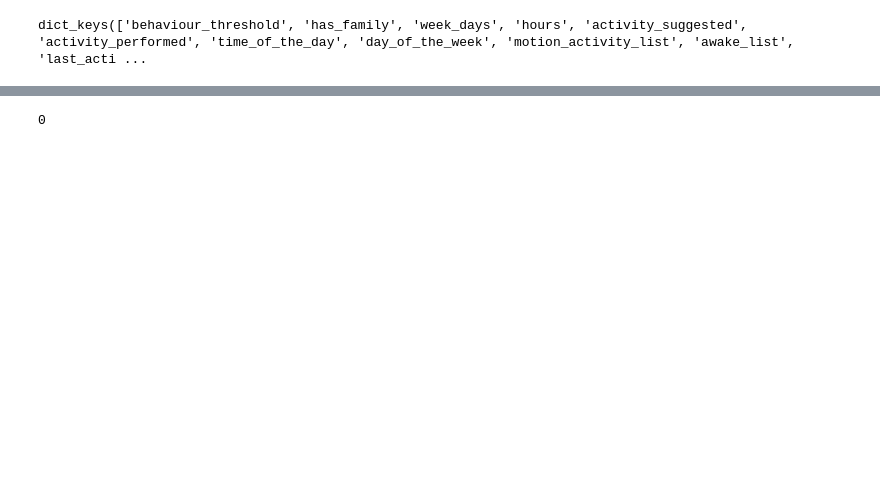
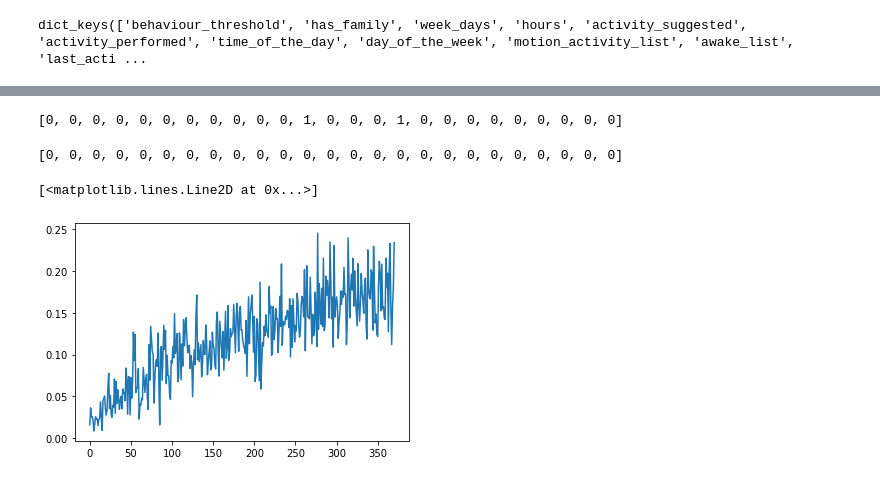
Before and after one commit to sysmon37/aibi-dhi-simulator, a Jupyter notebook: BasicPatient.ipynb, the cells around one changed output, grey strips where cells are left out. Cells and saved outputs as stored; diff of their text form; code cells hidden in the pictures; blank space fills up the shorter version.

```diff
--- a/BasicPatient.ipynb
+++ b/BasicPatient.ipynb
@@ -90,14 +118,0 @@ def class2action(a):
-# %%
-def action2class(a):
-    if a == (0,0,0):
-        return 0
-    elif a == (0,0,1):
-        return 1
-    elif a == (0,1,1):
-        return 2
-    elif a == (1,1,1):
-        return 3
-    elif a == (1,1,0):
-        return 4
-    else:
-        return 5
@@ -107,0 +119,2 @@ len(testPatient2._get_current_state())
+# %%
+ actions = np.array([[0, 1], [2, 3]])
@@ -108 +125,11 @@ len(testPatient2._get_current_state())
+# %%
+def class2action(a):
+    # A 3-D array, shape-(2, 2)
+    actions = np.array([[0, 1], [2, 3]])
+    x, y =  np.where(actions == a)
+    return x[0], y[0]
+# %%
+def action2class(a):
+    actions = np.array([[0, 1], [2, 3]])
+    return actions[a[0], a[1]]
 # %%
@@ -173,5 +227,13 @@ np.sum(total_rewardQL)
-# %%
- #time_of_the_day, day_of_the_week,activity_score,location, sleeping,valence,arousal,motion,cognitive_load, actionN
-np.argmax(q_table[13,6, 0,0, 0,0, 0,0,0])
-# %% [output]
-0
+# %%
+testPatient2.activity_suggested
+# %% [output]
+[0, 0, 0, 0, 0, 0, 0, 0, 0, 0, 0, 1, 0, 0, 0, 1, 0, 0, 0, 0, 0, 0, 0, 0, 0]
+# %%
+testPatient2.activity_performed
+# %% [output]
+[0, 0, 0, 0, 0, 0, 0, 0, 0, 0, 0, 0, 0, 0, 0, 0, 0, 0, 0, 0, 0, 0, 0, 0, 0]
+# %%
+plt.plot(np.sum(P, axis=0)/ np.sum(S, axis=0))
+# %% [output]
+[<matplotlib.lines.Line2D at 0x...>]
+[figure, added]
```
Also changed, not shown: parts of 28 cells of this notebook, 1 other file.
